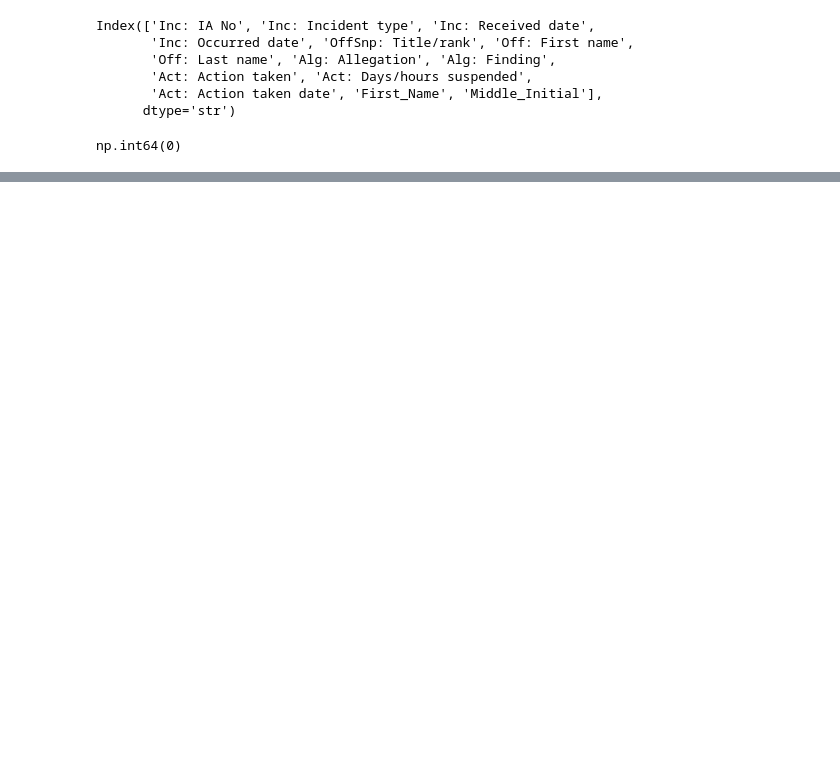
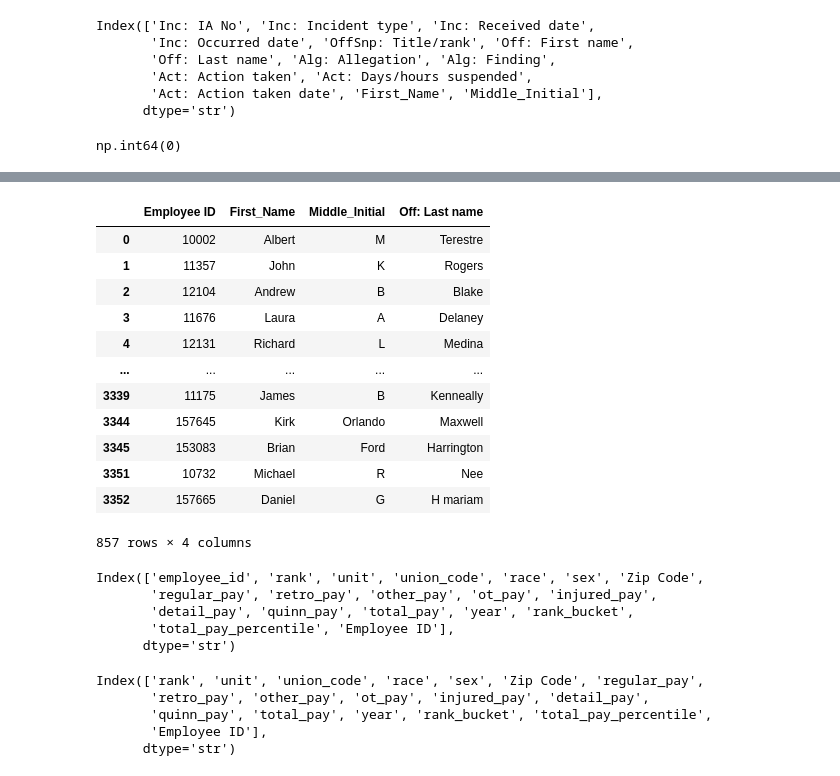
Before and after one commit to syang0915/bpdpopprofiles, a Jupyter notebook: data/testing.ipynb, the cells around one changed output, grey strips where cells are left out. Drawn from its saved outputs; the diff is of its cells as text; code cells hidden in the pictures; blank space fills up the shorter version.

```diff
--- a/data/testing.ipynb
+++ b/data/testing.ipynb
@@ -170,0 +230,2 @@ np.int64(0)
+# %%
+officer_table=pd.read_csv("incident_with_employee_ids.csv")
@@ -170,0 +251,35 @@ np.int64(0)
+# %%
+officer_table.drop_duplicates("Employee ID", inplace = True)
+officer_table = officer_table[["Employee ID", "First_Name", "Middle_Initial", "Off: Last name"]]
+# %% [output]
+|  | Employee ID | First_Name | Middle_Initial | Off: Last name |
+| 0 | 10002 | Albert | M | Terestre |
+| 1 | 11357 | John | K | Rogers |
+| 2 | 12104 | Andrew | B | Blake |
+| 3 | 11676 | Laura | A | Delaney |
+| 4 | 12131 | Richard | L | Medina |
+| ... | ... | ... | ... | ... |
+| 3339 | 11175 | James | B | Kenneally |
+| 3344 | 157645 | Kirk | Orlando | Maxwell |
+| 3345 | 153083 | Brian | Ford | Harrington |
+| 3351 | 10732 | Michael | R | Nee |
+| 3352 | 157665 | Daniel | G | H mariam |
+857 rows × 4 columns
+# %%
+pay.columns
+# %% [output]
+Index(['employee_id', 'rank', 'unit', 'union_code', 'race', 'sex', 'Zip Code',
+       'regular_pay', 'retro_pay', 'other_pay', 'ot_pay', 'injured_pay',
+       'detail_pay', 'quinn_pay', 'total_pay', 'year', 'rank_bucket',
+       'total_pay_percentile', 'Employee ID'],
+      dtype='str')
+# %%
+# pay["Employee ID"] = pay["employee_id"]
+# pay.drop(columns = ['employee_id'], inplace=True)
+pay.columns
+# %% [output]
+Index(['rank', 'unit', 'union_code', 'race', 'sex', 'Zip Code', 'regular_pay',
+       'retro_pay', 'other_pay', 'ot_pay', 'injured_pay', 'detail_pay',
+       'quinn_pay', 'total_pay', 'year', 'rank_bucket', 'total_pay_percentile',
+       'Employee ID'],
+      dtype='str')
```
Also changed, not shown: parts of 21 cells of this notebook, 9 other files.
